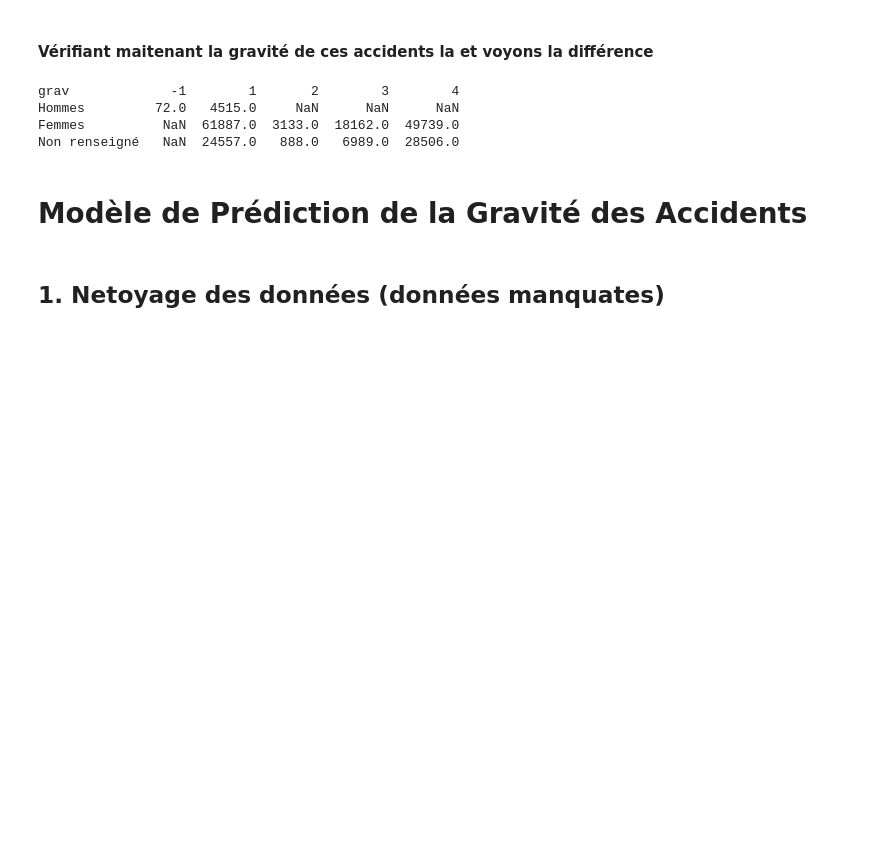
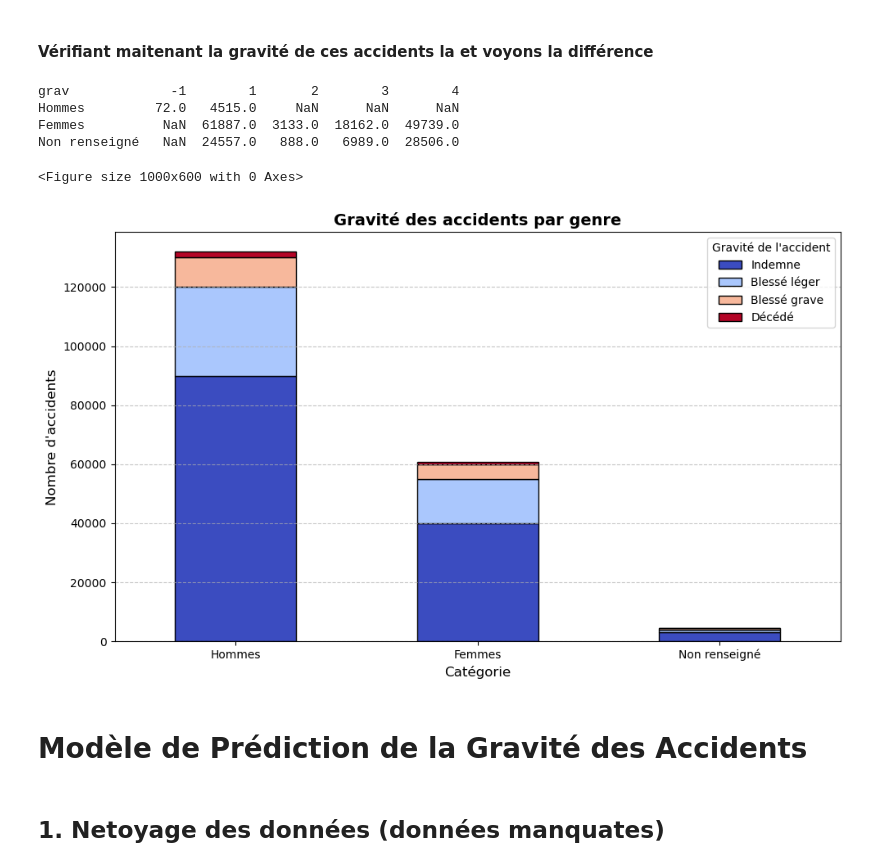
Before and after one commit to Thibo0/projet_ml_m1, a Jupyter notebook: projet.ipynb, the cells around one changed output. Cells and saved outputs as stored; diff of their text form; code cells hidden in the pictures; blank space fills up the shorter version.

```diff
--- a/projet.ipynb
+++ b/projet.ipynb
@@ -239,30 +239,27 @@ Non renseigné   NaN  24557.0   888.0   6989.0  28506.0
 # %%
 grav_homme_femme = {
     "Indemne": [90000, 40000, 3000],
     "Blessé léger": [30000, 15000, 1000],
     "Blessé grave": [10000, 5000, 500],
     "Décédé": [2000, 900, 87],
 }
 
 df_grav = pd.DataFrame(grav_homme_femme, index=["Hommes", "Femmes", "Non renseigné"])
 
 plt.figure(figsize=(10, 6))
 ax = df_grav.plot(kind="bar", stacked=True, colormap="coolwarm", edgecolor="black", figsize=(10, 6))
 plt.xlabel("Catégorie", fontsize=12)
 plt.ylabel("Nombre d'accidents", fontsize=12)
 plt.title("Gravité des accidents par genre", fontsize=14, fontweight='bold')
 plt.legend(title="Gravité de l'accident", loc="upper right")
 
-for container in ax.containers:
-    ax.bar_label(container, fmt='%d', label_type='center', fontsize=10, color='white', fontweight='bold')
-
-# Personnalisation de la grille
 plt.grid(axis='y', linestyle='--', alpha=0.7)
-
-# Affichage du graphique
 plt.xticks(rotation=0)
 plt.tight_layout()
 plt.show()
+# %% [output]
+<Figure size 1000x600 with 0 Axes>
+[figure, added]
 # %% [markdown]
 # Modèle de Prédiction de la Gravité des Accidents
 # %% [markdown]
```
Also changed, not shown: parts of 13 cells of this notebook.
